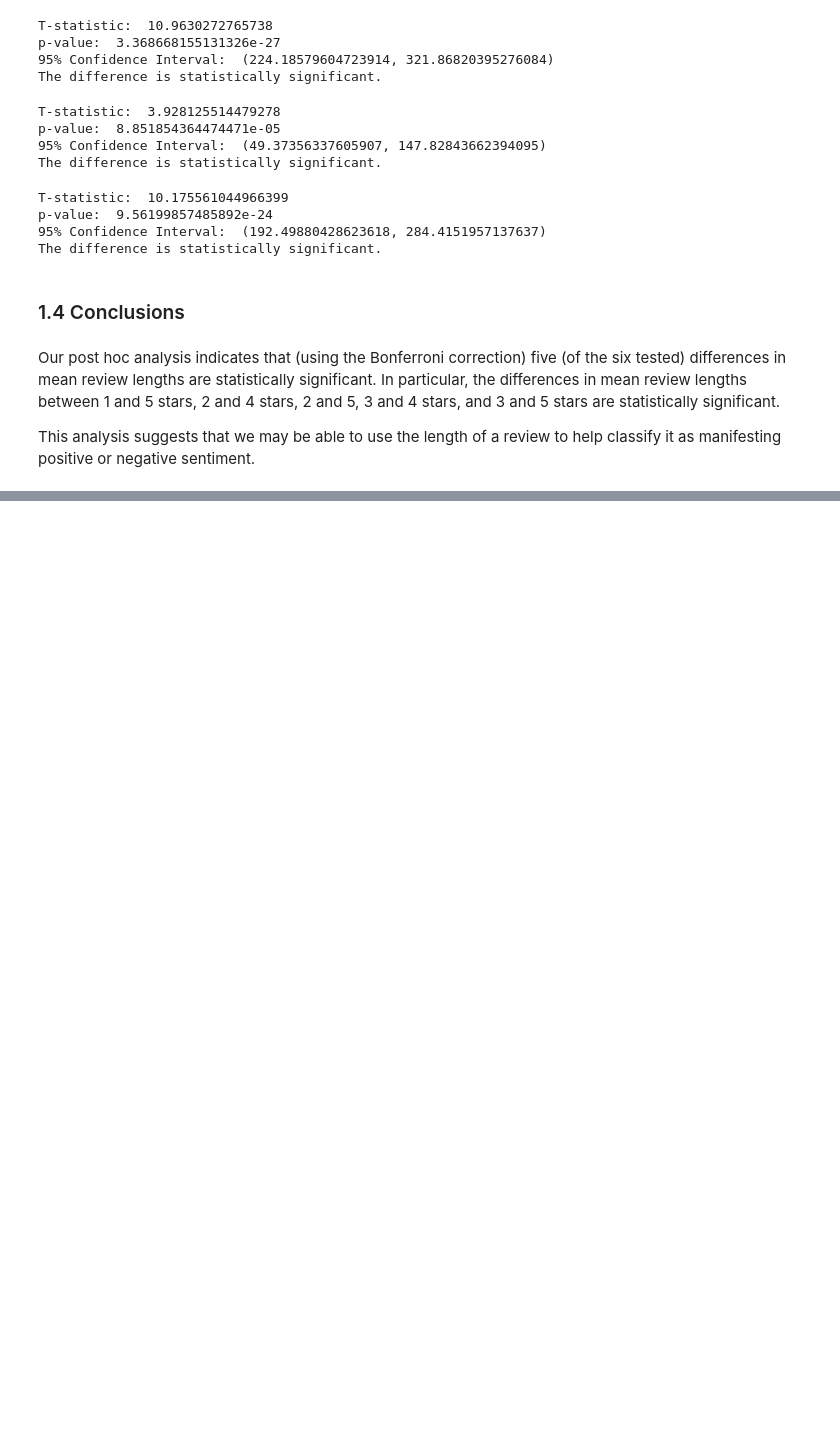
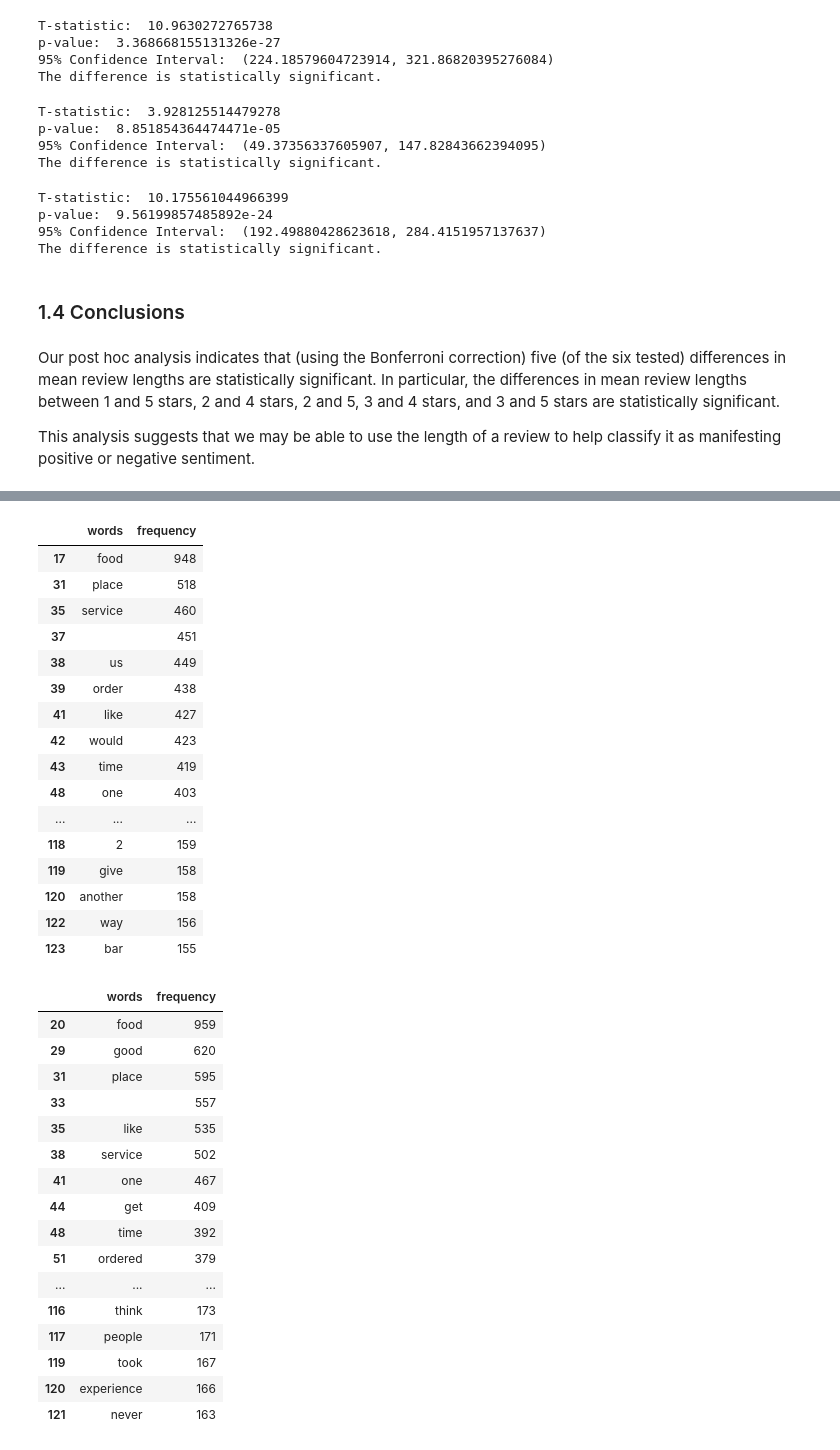
Before and after one commit to walkerpage/springboard, a Jupyter notebook: Capstone_Projects/Capstone_Project_1/Code/Capstone_Project_1_Statistical_Data_Analysis.ipynb, the cells around one changed output, grey strips where cells are left out. Cells and saved outputs as stored; diff of their text form; code cells hidden in the pictures; blank space fills up the shorter version.

```diff
--- a/Capstone_Projects/Capstone_Project_1/Code/Capstone_Project_1_Statistical_Data_Analysis.ipynb
+++ b/Capstone_Projects/Capstone_Project_1/Code/Capstone_Project_1_Statistical_Data_Analysis.ipynb
@@ -286,0 +456,42 @@ Suggestions for calculating word frequencies:
+# %%
+# Display word frequency DataFrames side-by-side again for inspection, this time without stop words
+display_side_by_side(one_star_word_freq.iloc[:50],
+                     two_star_word_freq.iloc[:50],
+                     three_star_word_freq.iloc[:50],
+                     four_star_word_freq.iloc[:50],
+                     five_star_word_freq.iloc[:50])
+# %% [output]
+|  | words | frequency |
+| 17 | food | 948 |
+| 31 | place | 518 |
+| 35 | service | 460 |
+| 37 |  | 451 |
+| 38 | us | 449 |
+| 39 | order | 438 |
+| 41 | like | 427 |
+| 42 | would | 423 |
+| 43 | time | 419 |
+| 48 | one | 403 |
+| ... | ... | ... |
+| 118 | 2 | 159 |
+| 119 | give | 158 |
+| 120 | another | 158 |
+| 122 | way | 156 |
+| 123 | bar | 155 |
+|  | words | frequency |
+| 20 | food | 959 |
+| 29 | good | 620 |
+| 31 | place | 595 |
+| 33 |  | 557 |
+| 35 | like | 535 |
+| 38 | service | 502 |
+| 41 | one | 467 |
+| 44 | get | 409 |
+| 48 | time | 392 |
+| 51 | ordered | 379 |
+| ... | ... | ... |
+| 116 | think | 173 |
+| 117 | people | 171 |
+| 119 | took | 167 |
+| 120 | experience | 166 |
+| 121 | never | 163 |
```
Also changed, not shown: parts of 19 cells of this notebook.
